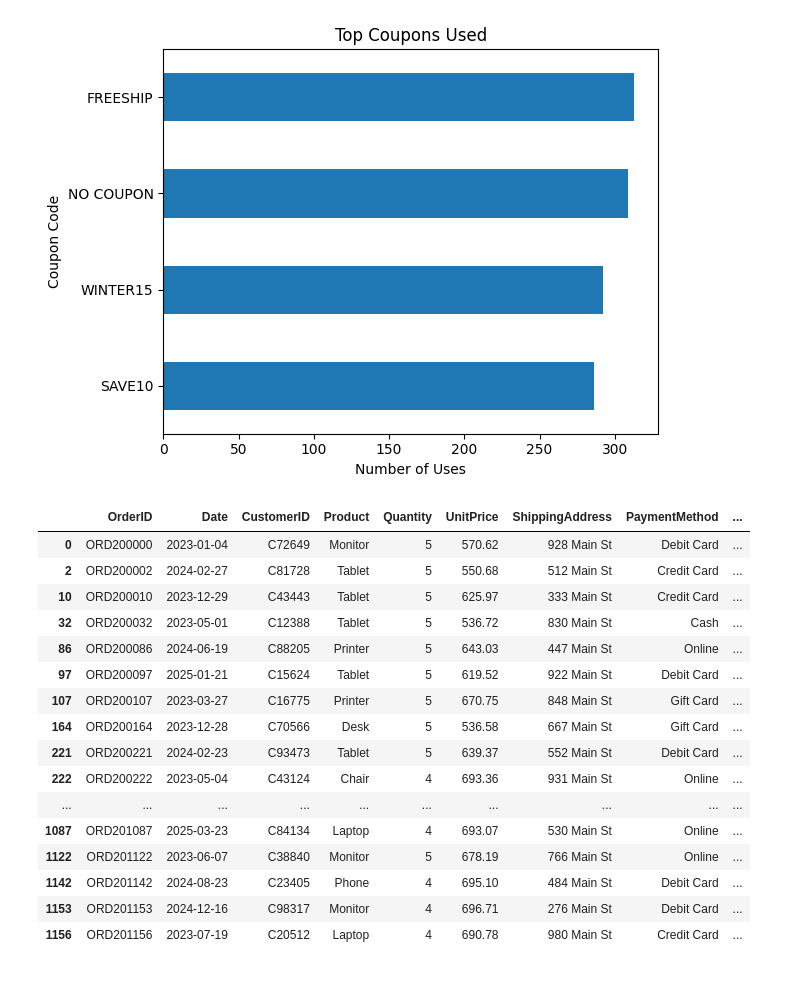
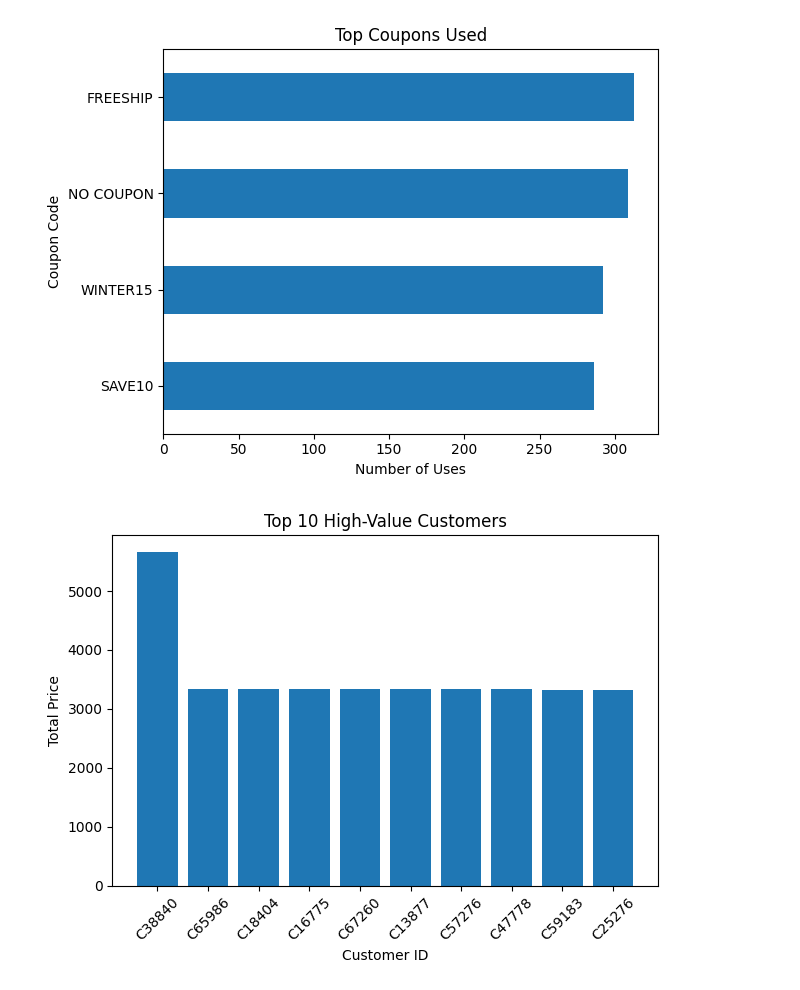
Before and after one commit to avisekbose/DecodeLabs-Internship, a Jupyter notebook: DA_Project 1.ipynb, the cells around one changed output. Drawn from its saved outputs; the diff is of its cells as text; code cells hidden in the pictures.

Commit message:
Top 10 Customers Added

```diff
--- a/DA_Project 1.ipynb
+++ b/DA_Project 1.ipynb
@@ -371,23 +371,18 @@ plt.tight_layout()
 plt.show()
 # %% [output]
 [figure]
-# %%
-df[df['TotalPrice'] > df['TotalPrice'].quantile(0.95)]
-# %% [output]
-|  | OrderID | Date | CustomerID | Product | Quantity | UnitPrice | ShippingAddress | PaymentMethod | ... |
-| 0 | ORD200000 | 2023-01-04 | C72649 | Monitor | 5 | 570.62 | 928 Main St | Debit Card | ... |
-| 2 | ORD200002 | 2024-02-27 | C81728 | Tablet | 5 | 550.68 | 512 Main St | Credit Card | ... |
-| 10 | ORD200010 | 2023-12-29 | C43443 | Tablet | 5 | 625.97 | 333 Main St | Credit Card | ... |
-| 32 | ORD200032 | 2023-05-01 | C12388 | Tablet | 5 | 536.72 | 830 Main St | Cash | ... |
-| 86 | ORD200086 | 2024-06-19 | C88205 | Printer | 5 | 643.03 | 447 Main St | Online | ... |
-| 97 | ORD200097 | 2025-01-21 | C15624 | Tablet | 5 | 619.52 | 922 Main St | Debit Card | ... |
-| 107 | ORD200107 | 2023-03-27 | C16775 | Printer | 5 | 670.75 | 848 Main St | Gift Card | ... |
-| 164 | ORD200164 | 2023-12-28 | C70566 | Desk | 5 | 536.58 | 667 Main St | Gift Card | ... |
-| 221 | ORD200221 | 2024-02-23 | C93473 | Tablet | 5 | 639.37 | 552 Main St | Debit Card | ... |
-| 222 | ORD200222 | 2023-05-04 | C43124 | Chair | 4 | 693.36 | 931 Main St | Online | ... |
-| ... | ... | ... | ... | ... | ... | ... | ... | ... | ... |
-| 1087 | ORD201087 | 2025-03-23 | C84134 | Laptop | 4 | 693.07 | 530 Main St | Online | ... |
-| 1122 | ORD201122 | 2023-06-07 | C38840 | Monitor | 5 | 678.19 | 766 Main St | Online | ... |
-| 1142 | ORD201142 | 2024-08-23 | C23405 | Phone | 4 | 695.10 | 484 Main St | Debit Card | ... |
-| 1153 | ORD201153 | 2024-12-16 | C98317 | Monitor | 4 | 696.71 | 276 Main St | Debit Card | ... |
-| 1156 | ORD201156 | 2023-07-19 | C20512 | Laptop | 4 | 690.78 | 980 Main St | Credit Card | ... |
+# %%
+# Identifying Top 10 High-Value Transactions
+
+top_customers = df.groupby('CustomerID')['TotalPrice'].sum().sort_values(ascending=False).head(10)
+
+plt.figure()
+plt.bar(top_customers.index, top_customers.values)
+plt.title("Top 10 High-Value Customers")
+plt.xlabel("Customer ID")
+plt.ylabel("Total Price")
+plt.xticks(rotation=45)
+plt.tight_layout()
+plt.show()
+# %% [output]
+[figure, added]
```
Also changed, not shown: 1 other file.
